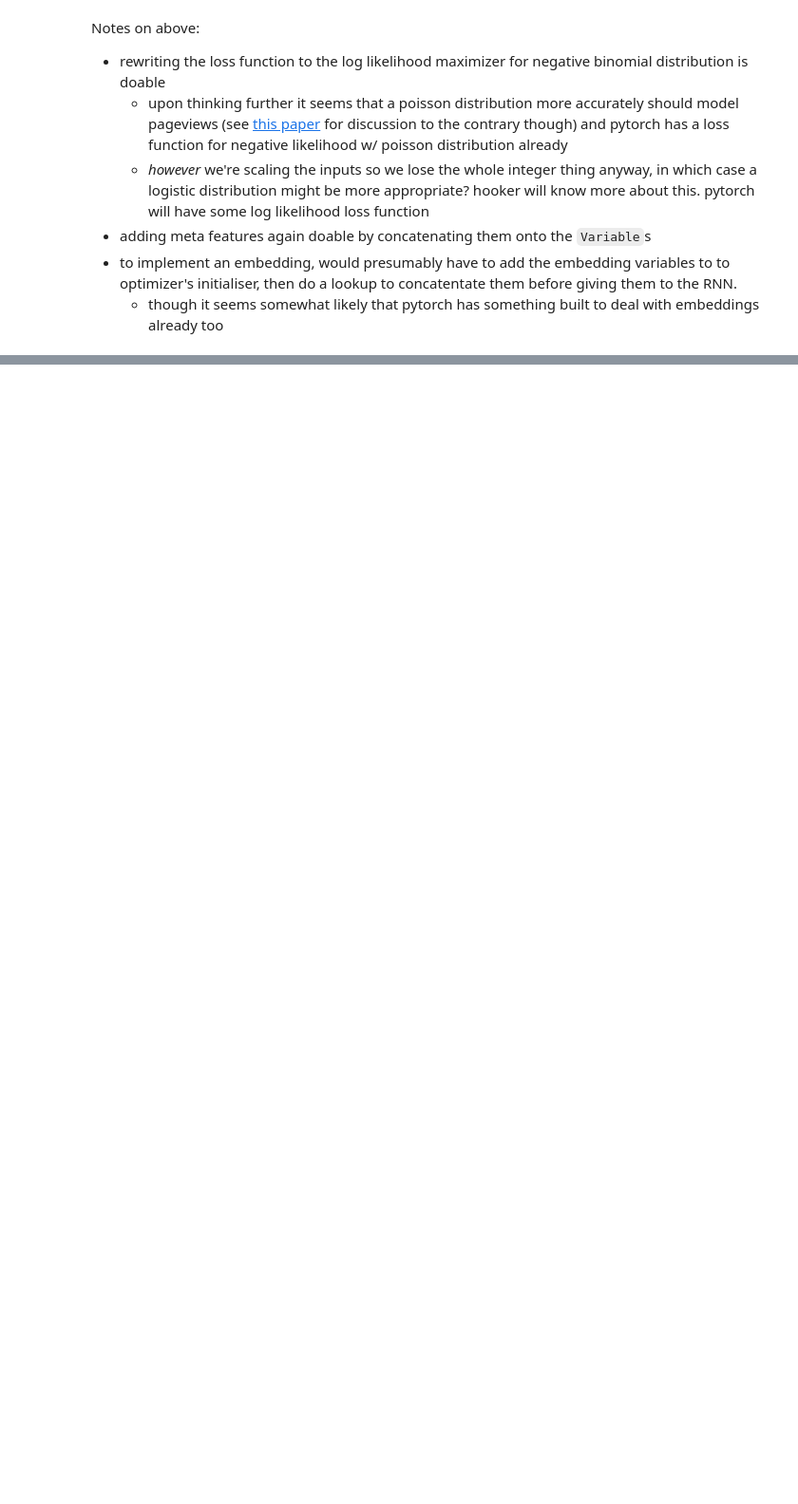
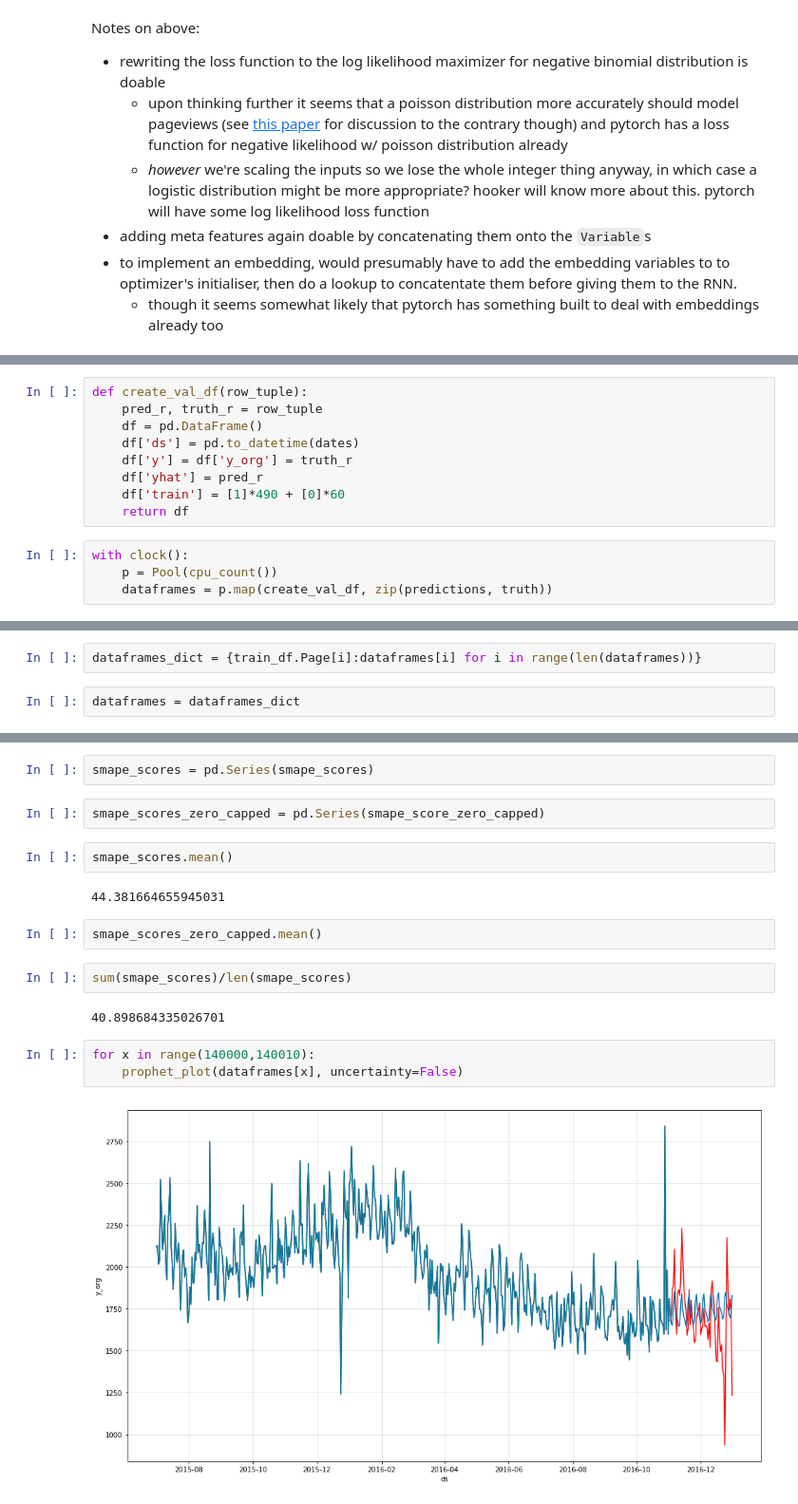
Before and after one commit to DBCerigo/kaggle-wiki, a Jupyter notebook: ali/pytorch-rnn.ipynb, the cells around one changed output, grey strips where cells are left out. Shown: that part at 95% size. Saved outputs shown, nothing was run; the diff lists cells and outputs as text; blank space fills up the shorter version.

```diff
--- a/ali/pytorch-rnn.ipynb
+++ b/ali/pytorch-rnn.ipynb
@@ -229,0 +362,13 @@ RuntimeError: cuda runtime error (2) : out of memory at /opt/conda/conda-bld/pyt
+# %%
+def create_val_df(row_tuple):
+    pred_r, truth_r = row_tuple
+    df = pd.DataFrame()
+    df['ds'] = pd.to_datetime(dates)
+    df['y'] = df['y_org'] = truth_r
+    df['yhat'] = pred_r
+    df['train'] = [1]*490 + [0]*60
+    return df
+# %%
+with clock():
+    p = Pool(cpu_count())
+    dataframes = p.map(create_val_df, zip(predictions, truth))
@@ -229,0 +477,4 @@ RuntimeError: cuda runtime error (2) : out of memory at /opt/conda/conda-bld/pyt
+# %%
+dataframes_dict = {train_df.Page[i]:dataframes[i] for i in range(len(dataframes))}
+# %%
+dataframes = dataframes_dict
@@ -229,0 +507,19 @@ RuntimeError: cuda runtime error (2) : out of memory at /opt/conda/conda-bld/pyt
+# %%
+smape_scores = pd.Series(smape_scores)
+# %%
+smape_scores_zero_capped = pd.Series(smape_score_zero_capped)
+# %%
+smape_scores.mean()
+# %% [output]
+44.381664655945031
+# %%
+smape_scores_zero_capped.mean()
+# %%
+sum(smape_scores)/len(smape_scores)
+# %% [output]
+40.898684335026701
+# %%
+for x in range(140000,140010):
+    prophet_plot(dataframes[x], uncertainty=False)
+# %% [output]
+[figure, added]
```
Also changed, not shown: parts of 46 cells of this notebook.
